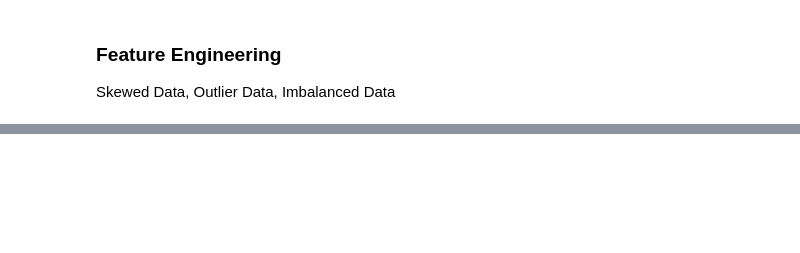
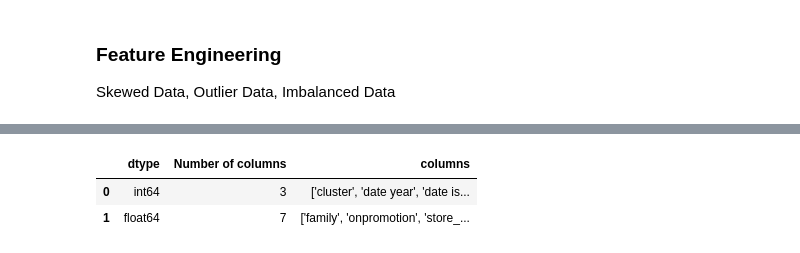
Before and after one commit to bharath03-a/time_series, a Jupyter notebook: kaggle_competition.ipynb, the cells around one changed output, grey strips where cells are left out. Saved outputs shown, nothing was run; the diff lists cells and outputs as text; code cells hidden in the pictures; blank space fills up the shorter version.

```diff
--- a/kaggle_competition.ipynb
+++ b/kaggle_competition.ipynb
@@ -615,0 +728,7 @@ transform_non_skewed_features(test_model_1, non_skewed_features)
+# %%
+def split_data_X_y(df, target_feature):
+    y = df[target_feature]
+    X = df.drop(columns=[target_feature])
+    return X, y
+# %%
+X, y = split_data_X_y(train_model_1, target_feat)
@@ -615,0 +748,9 @@ transform_non_skewed_features(test_model_1, non_skewed_features)
+# %%
+selected_features = importance_df['Feature']
+X_selected  = X[selected_features]
+test_model_1 = test_model_1[selected_features]
+df_dtypes(X_selected)
+# %% [output]
+|  | dtype | Number of columns | columns |
+| 0 | int64 | 3 | ['cluster', 'date year', 'date is... |
+| 1 | float64 | 7 | ['family', 'onpromotion', 'store_... |
```
Also changed, not shown: parts of 33 cells of this notebook.
